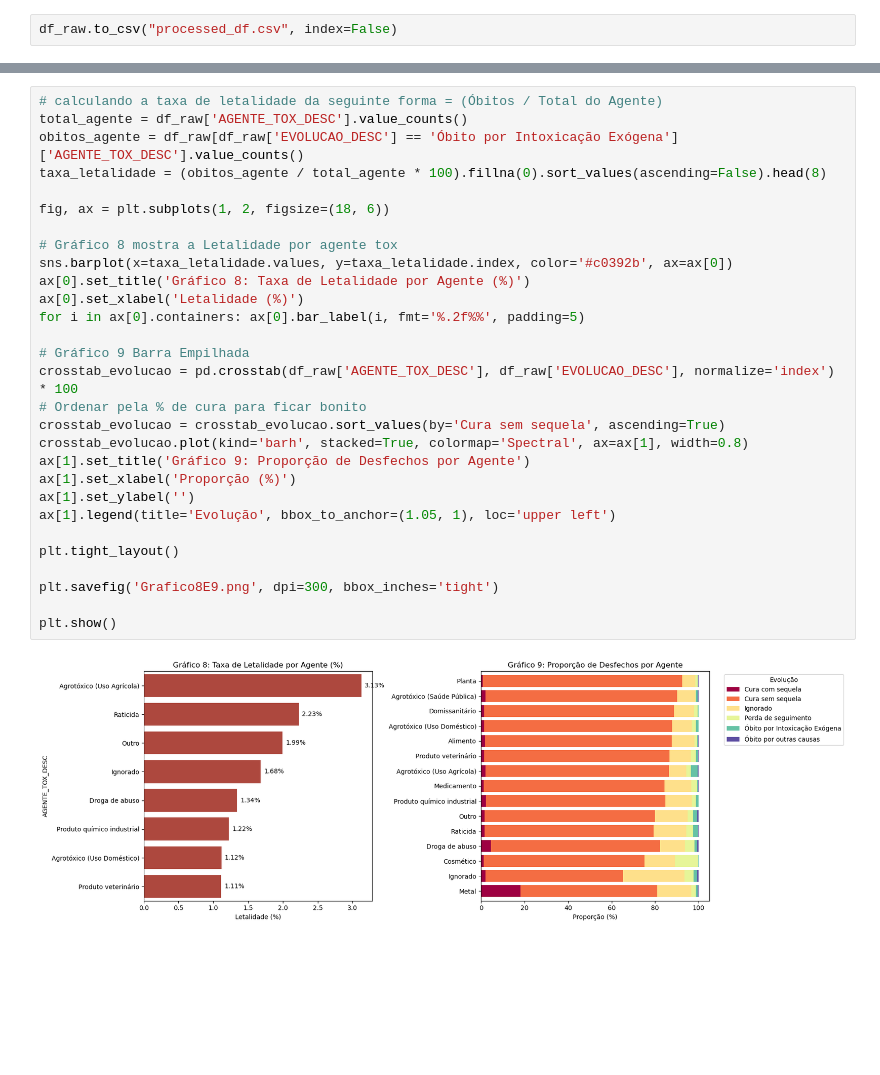
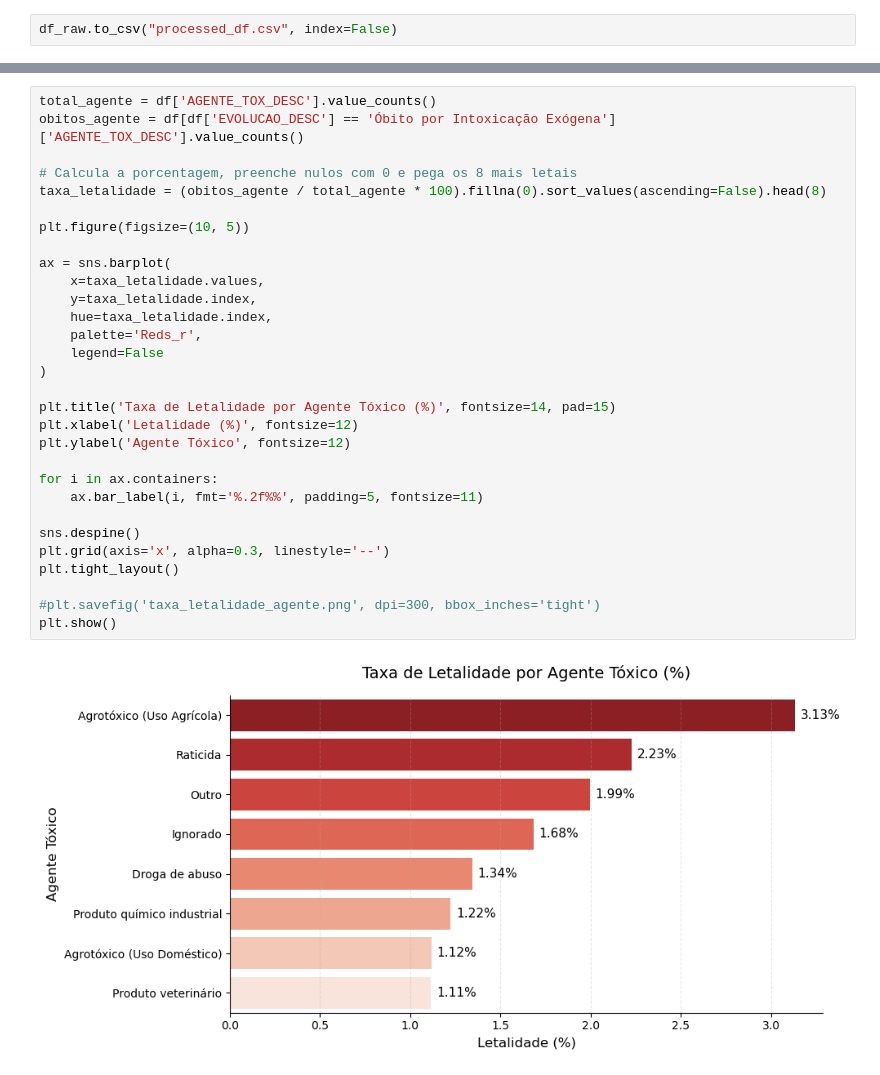
Before and after one commit to DemoreDev/amap, a Jupyter notebook: iexo.ipynb, the cells around one changed output, grey strips where cells are left out. Drawn from its saved outputs; the diff is of its cells as text; blank space fills up the shorter version.

```diff
--- a/iexo.ipynb
+++ b/iexo.ipynb
@@ -538,31 +640,32 @@ Passing `palette` without assigning `hue` is deprecated and will be removed in v
 # %%
-# calculando a taxa de letalidade da seguinte forma = (Óbitos / Total do Agente)
-total_agente = df_raw['AGENTE_TOX_DESC'].value_counts()
-obitos_agente = df_raw[df_raw['EVOLUCAO_DESC'] == 'Óbito por Intoxicação Exógena']['AGENTE_TOX_DESC'].value_counts()
+total_agente = df['AGENTE_TOX_DESC'].value_counts()
+obitos_agente = df[df['EVOLUCAO_DESC'] == 'Óbito por Intoxicação Exógena']['AGENTE_TOX_DESC'].value_counts()
+
+# Calcula a porcentagem, preenche nulos com 0 e pega os 8 mais letais
 taxa_letalidade = (obitos_agente / total_agente * 100).fillna(0).sort_values(ascending=False).head(8)
 
-fig, ax = plt.subplots(1, 2, figsize=(18, 6))
+plt.figure(figsize=(10, 5))
 
-# Gráfico 8 mostra a Letalidade por agente tox
-sns.barplot(x=taxa_letalidade.values, y=taxa_letalidade.index, color='#c0392b', ax=ax[0])
-ax[0].set_title('Gráfico 8: Taxa de Letalidade por Agente (%)')
-ax[0].set_xlabel('Letalidade (%)')
-for i in ax[0].containers: ax[0].bar_label(i, fmt='%.2f%%', padding=5)
+ax = sns.barplot(
+    x=taxa_letalidade.values,
+    y=taxa_letalidade.index,
+    hue=taxa_letalidade.index,
+    palette='Reds_r',
+    legend=False
+)
 
-# Gráfico 9 Barra Empilhada
-crosstab_evolucao = pd.crosstab(df_raw['AGENTE_TOX_DESC'], df_raw['EVOLUCAO_DESC'], normalize='index') * 100
-# Ordenar pela % de cura para ficar bonito
-crosstab_evolucao = crosstab_evolucao.sort_values(by='Cura sem sequela', ascending=True)
-crosstab_evolucao.plot(kind='barh', stacked=True, colormap='Spectral', ax=ax[1], width=0.8)
-ax[1].set_title('Gráfico 9: Proporção de Desfechos por Agente')
-ax[1].set_xlabel('Proporção (%)')
-ax[1].set_ylabel('')
-ax[1].legend(title='Evolução', bbox_to_anchor=(1.05, 1), loc='upper left')
+plt.title('Taxa de Letalidade por Agente Tóxico (%)', fontsize=14, pad=15)
+plt.xlabel('Letalidade (%)', fontsize=12)
+plt.ylabel('Agente Tóxico', fontsize=12)
 
+for i in ax.containers:
+    ax.bar_label(i, fmt='%.2f%%', padding=5, fontsize=11)
+
+sns.despine()
+plt.grid(axis='x', alpha=0.3, linestyle='--')
 plt.tight_layout()
 
-plt.savefig('Grafico8E9.png', dpi=300, bbox_inches='tight')
-
+#plt.savefig('taxa_letalidade_agente.png', dpi=300, bbox_inches='tight')
 plt.show()
 # %% [output]
-[figure, old version]
+[figure, new version]
```
Also changed, not shown: parts of 26 cells of this notebook, 1 other file.
